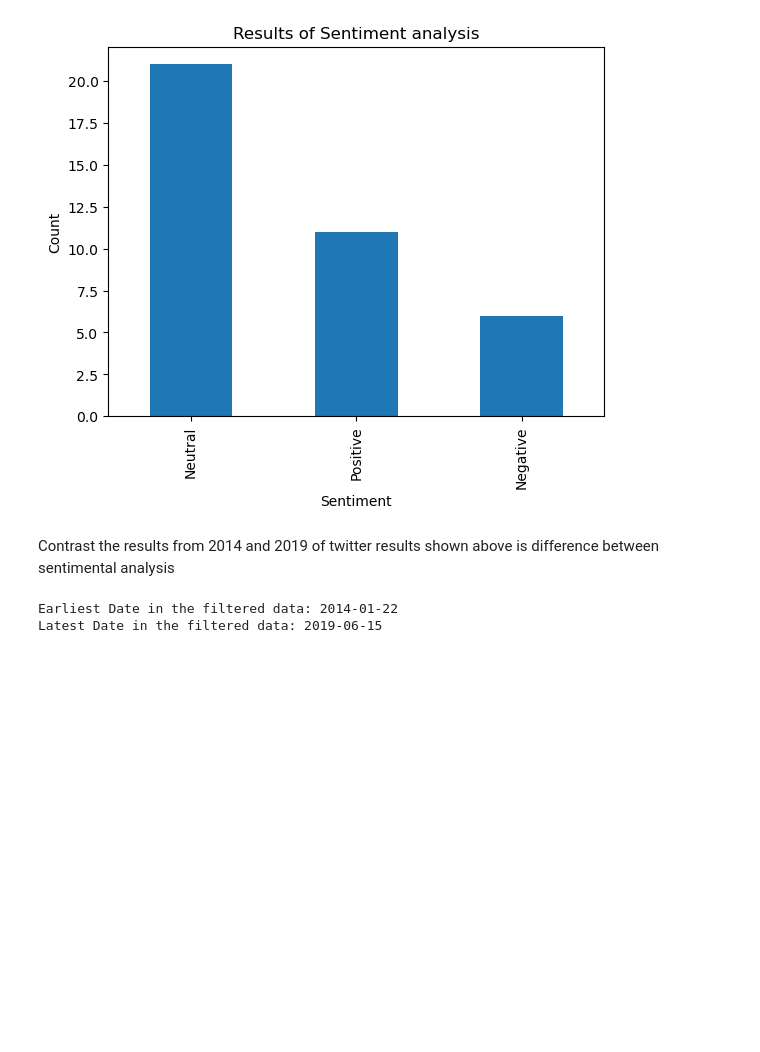
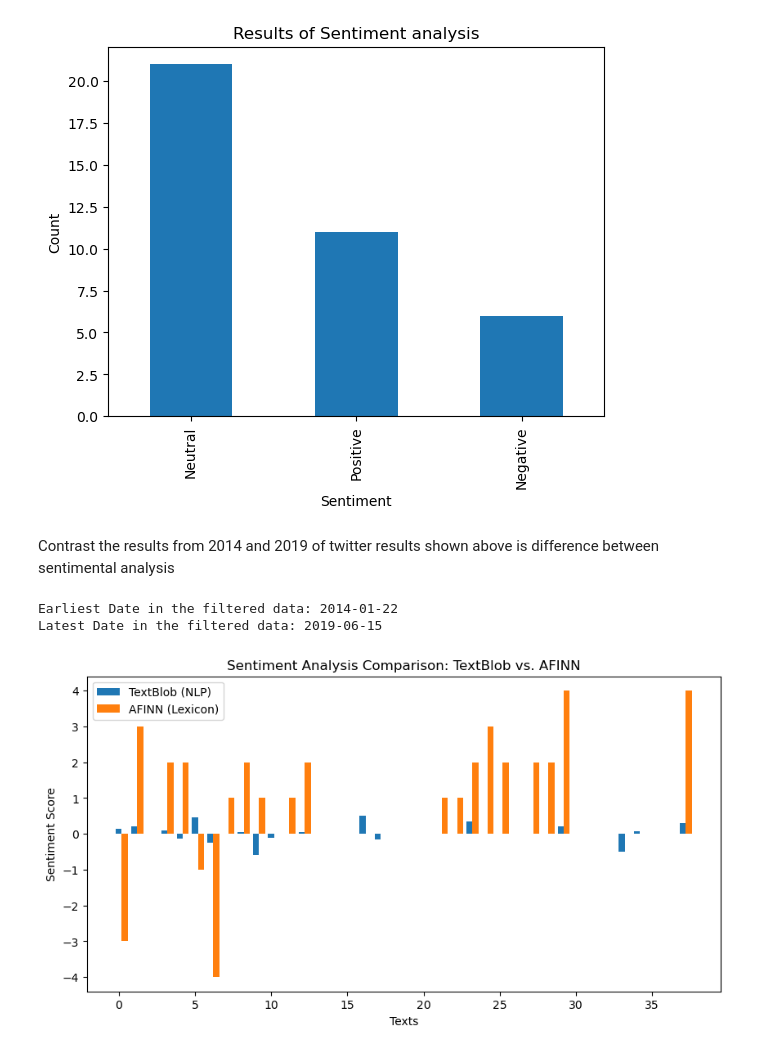
Before and after one commit to sba22178/capstone2023, a Jupyter notebook: Sentimental analysis.ipynb, the cells around one changed output. Saved outputs shown, nothing was run; the diff lists cells and outputs as text; code cells hidden in the pictures; blank space fills up the shorter version.

Commit message:
Sentmental analysis comparsion

```diff
--- a/Sentimental analysis.ipynb
+++ b/Sentimental analysis.ipynb
@@ -246,3 +282,39 @@ print(f'Latest Date in the filtered data: {latest_date}')
 # %% [output]
 Earliest Date in the filtered data: 2014-01-22
 Latest Date in the filtered data: 2019-06-15
+# %%
+import matplotlib.pyplot as plt
+from textblob import TextBlob
+from afinn import Afinn
+
+# Sample list of texts
+texts = filtered_df['content']
+
+# Initialize sentiment analyzers
+textblob_analyzer = TextBlob("")
+afinn_analyzer = Afinn()
+
+# Initialize lists to store sentiment scores
+textblob_scores = []
+afinn_scores = []
+
+# Calculate sentiment scores for each text
+for text in texts:
+    textblob_analysis = TextBlob(text)
+    textblob_score = textblob_analysis.sentiment.polarity
+    textblob_scores.append(textblob_score)
+
+    afinn_score = afinn_analyzer.score(text)
+    afinn_scores.append(afinn_score)
+
+# Create a plot to compare sentiment scores
+plt.figure(figsize=(10, 5))
+plt.bar(range(len(texts)), textblob_scores, width=0.4, label='TextBlob (NLP)')
+plt.bar([x + 0.4 for x in range(len(texts))], afinn_scores, width=0.4, label='AFINN (Lexicon)')
+plt.xlabel('Texts')
+plt.ylabel('Sentiment Score')
+plt.title('Sentiment Analysis Comparison: TextBlob vs. AFINN')
+plt.legend()
+plt.show()
+# %% [output]
+[figure, added]
```
Also changed, not shown: parts of 7 cells of this notebook, 4 other files.
